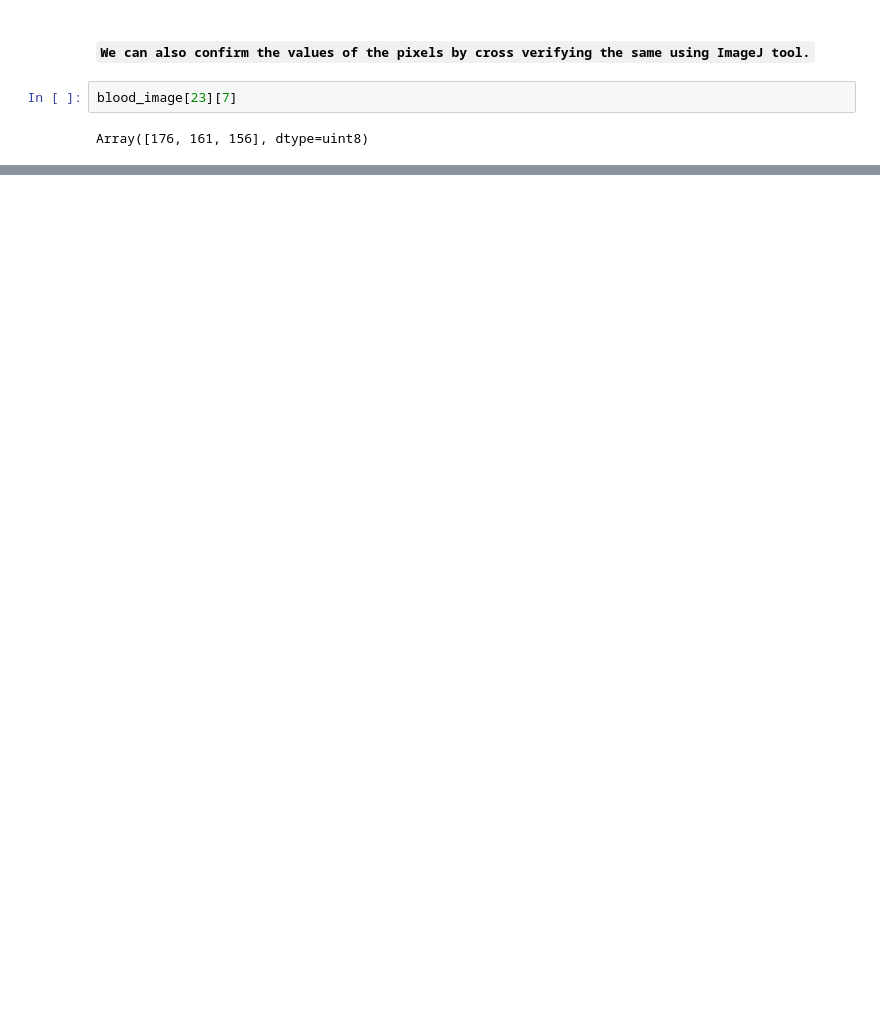
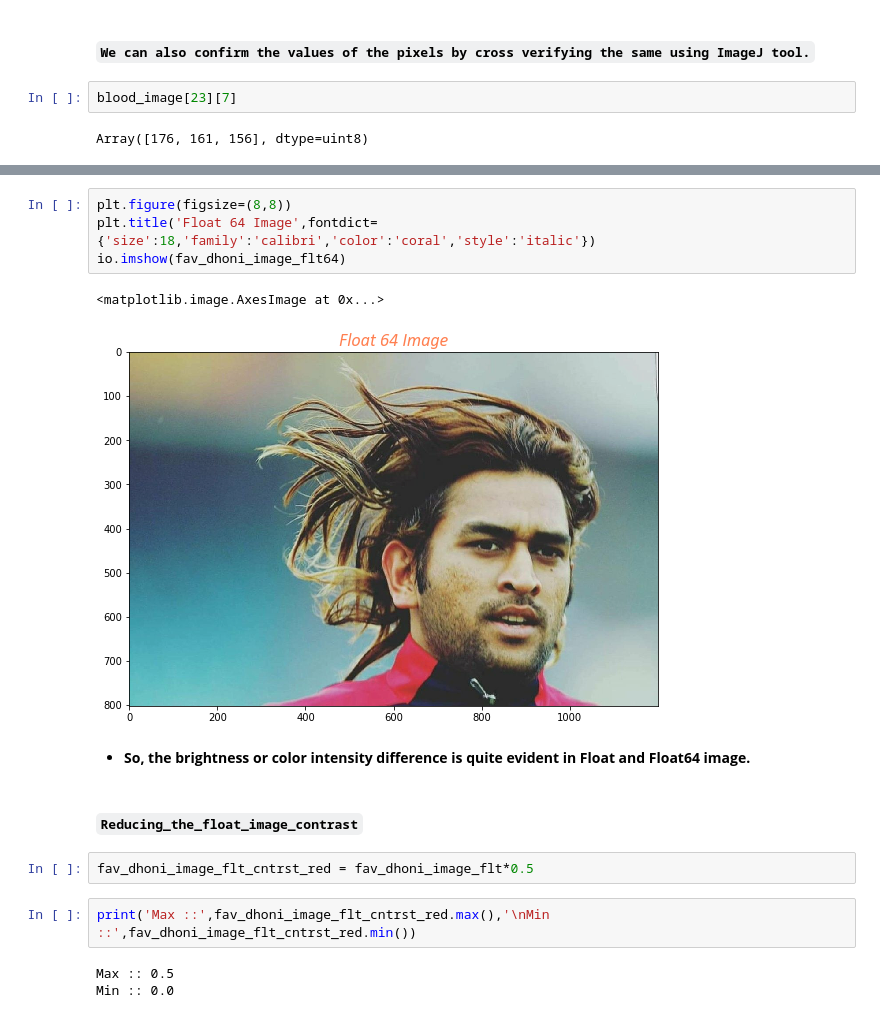
Before and after one commit to raj-shr-git/Image_processing, a Jupyter notebook: Image_Processing.ipynb, the cells around one changed output, grey strips where cells are left out. Cells and saved outputs as stored; diff of their text form; blank space fills up the shorter version.

```diff
--- a/Image_Processing.ipynb
+++ b/Image_Processing.ipynb
@@ -293,0 +237,18 @@ s01_data.affine
+# %%
+plt.figure(figsize=(8,8))
+plt.title('Float 64 Image',fontdict={'size':18,'family':'calibri','color':'coral','style':'italic'})
+io.imshow(fav_dhoni_image_flt64)
+# %% [output]
+<matplotlib.image.AxesImage at 0x...>
+[figure, added]
+# %% [markdown]
+- **So, the brightness or color intensity difference is quite evident in Float and Float64 image.**
+# %% [markdown]
+#### **``Reducing_the_float_image_contrast``**
+# %%
+fav_dhoni_image_flt_cntrst_red = fav_dhoni_image_flt*0.5
+# %%
+print('Max ::',fav_dhoni_image_flt_cntrst_red.max(),'\nMin ::',fav_dhoni_image_flt_cntrst_red.min())
+# %% [output]
+Max :: 0.5
+Min :: 0.0
```
Also changed, not shown: parts of 100 cells of this notebook, 12 other files.
